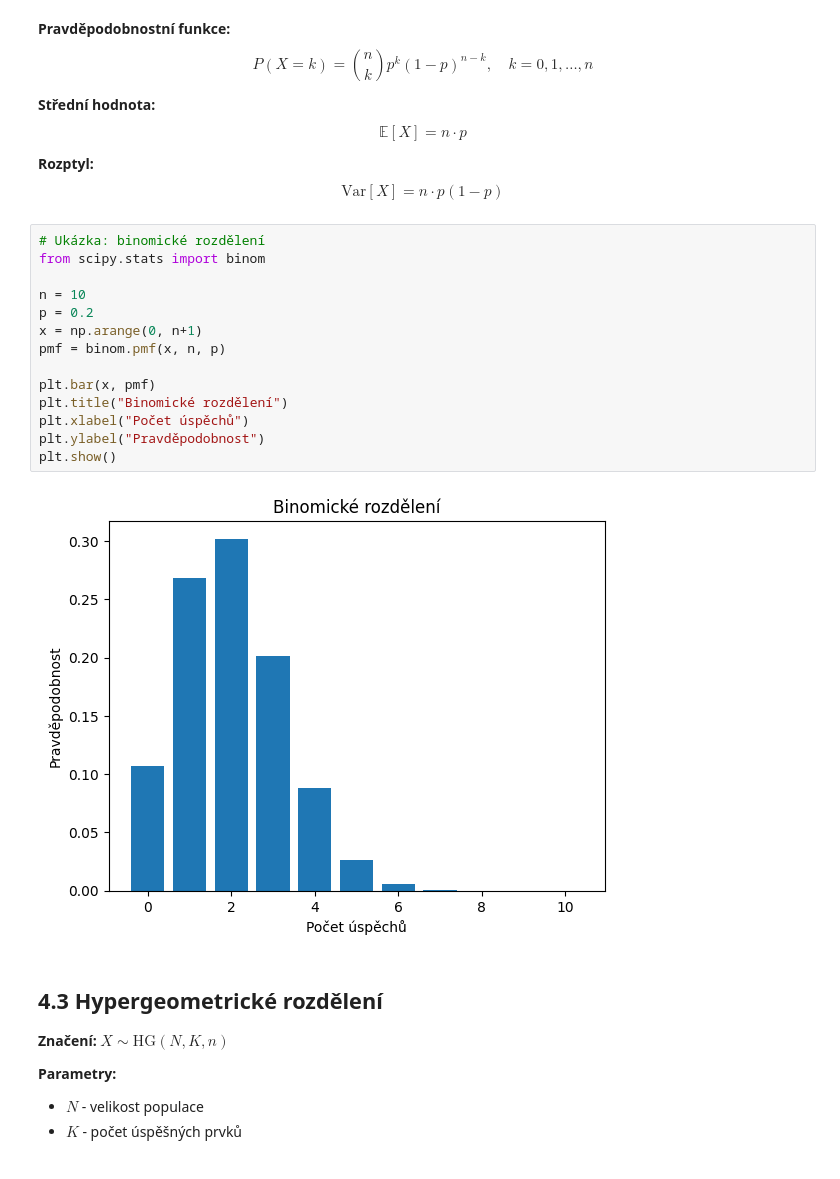
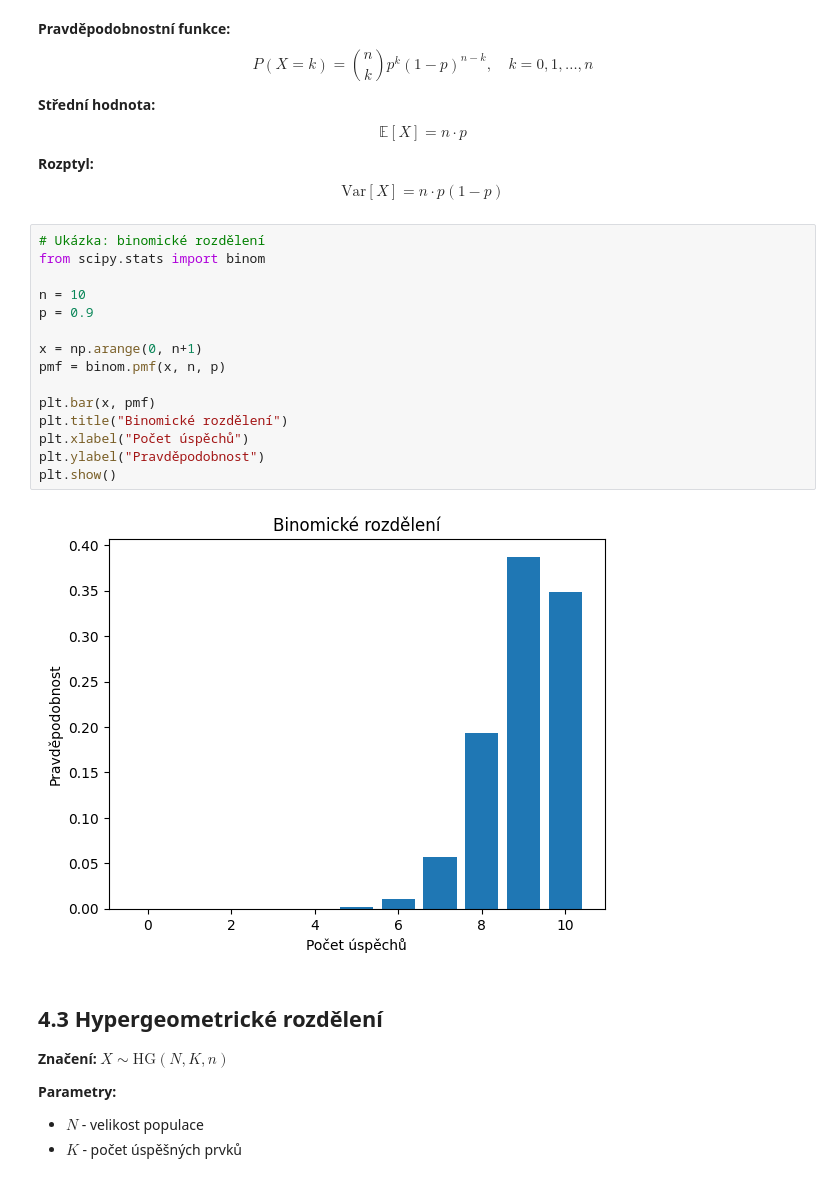
Before and after one commit to zcu-sediva/PSA, a Jupyter notebook: kapitola_4_diskretni_rozdeleni.ipynb, the cells around one changed output. Saved outputs shown, nothing was run; the diff lists cells and outputs as text.

```diff
--- a/kapitola_4_diskretni_rozdeleni.ipynb
+++ b/kapitola_4_diskretni_rozdeleni.ipynb
@@ -74,19 +74,20 @@ $$
 # %%
 # Ukázka: binomické rozdělení
 from scipy.stats import binom
 
 n = 10
-p = 0.2
+p = 0.9
+
 x = np.arange(0, n+1)
 pmf = binom.pmf(x, n, p)
 
 plt.bar(x, pmf)
 plt.title("Binomické rozdělení")
 plt.xlabel("Počet úspěchů")
 plt.ylabel("Pravděpodobnost")
 plt.show()
 # %% [output]
-[figure, old version]
+[figure, new version]
 # %% [markdown]
 ## 4.3 Hypergeometrické rozdělení
 
```
Also changed, not shown: parts of 4 cells of this notebook, 10 other files.
